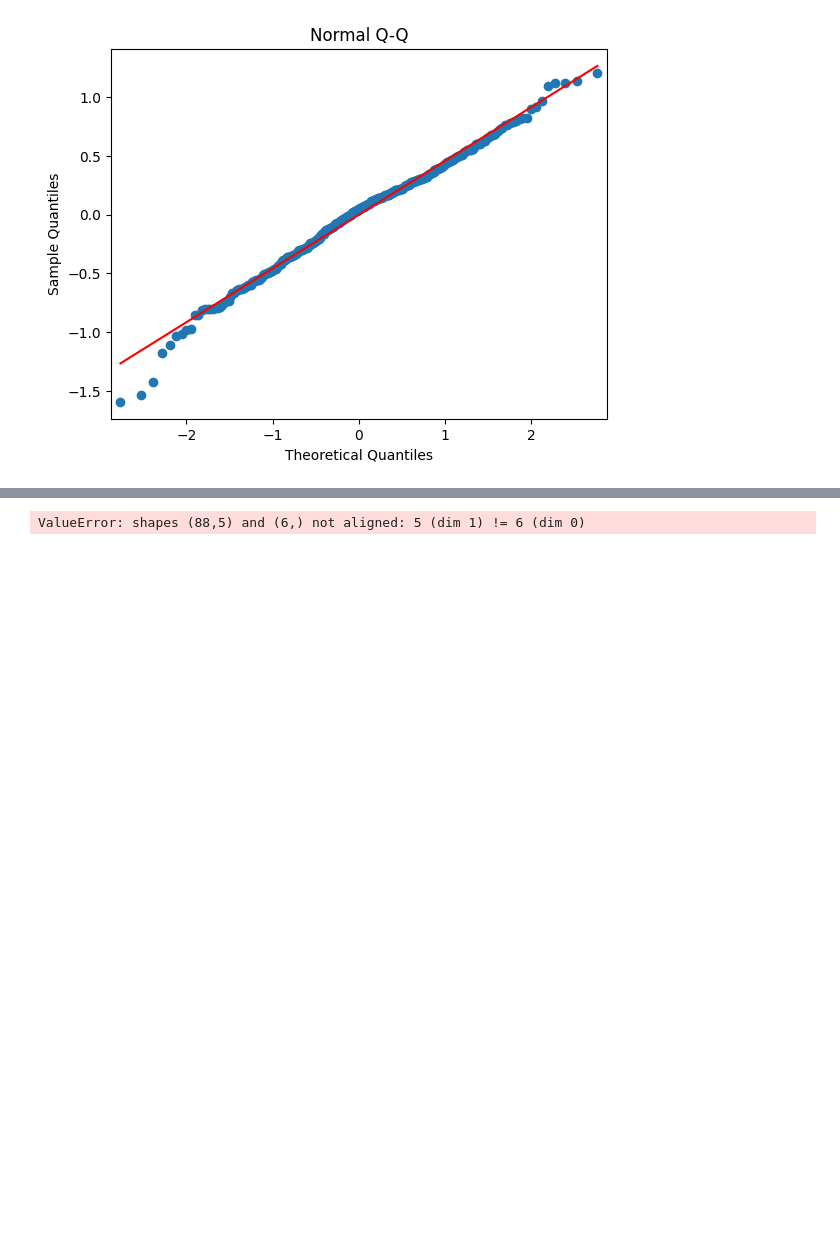
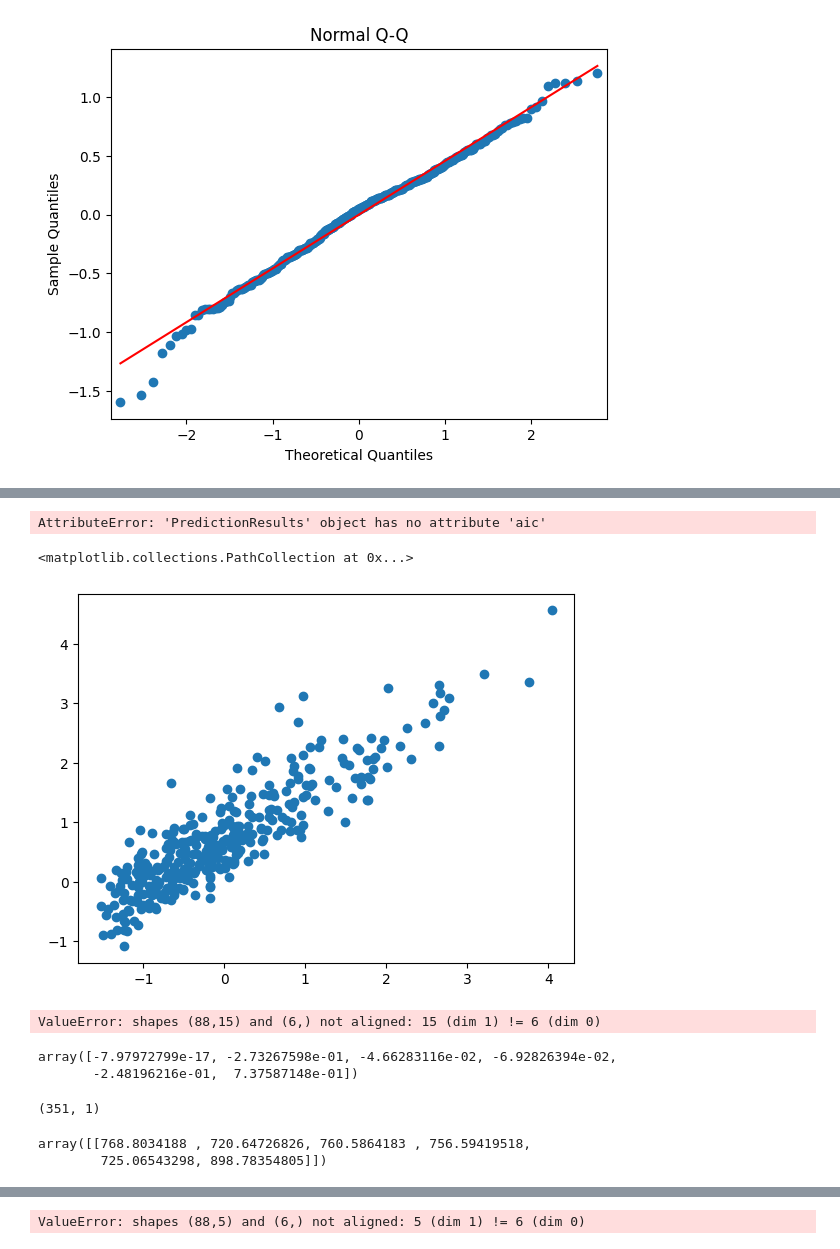
Before and after one commit to 318281029SBH/Escuela, a Jupyter notebook: GWeatherLinearRegression.ipynb, the cells around one changed output, grey strips where cells are left out. Cells and saved outputs as stored; diff of their text form; code cells hidden in the pictures; blank space fills up the shorter version.

```diff
--- a/GWeatherLinearRegression.ipynb
+++ b/GWeatherLinearRegression.ipynb
@@ -308,2 +344,27 @@ array([-7.97972799e-17, -2.73267598e-01, -4.66283116e-02, -6.92826394e-02,
+# %%
+Test.aic
+# %% [output]
+AttributeError: 'PredictionResults' object has no attribute 'aic'
+# %%
+plt.scatter(y_train, results.predict(X_train2))
+# %% [output]
+<matplotlib.collections.PathCollection at 0x...>
+[figure, added]
+# %%
+results.predict(sm.add_constant(X_test2))
+# %% [output]
+ValueError: shapes (88,15) and (6,) not aligned: 15 (dim 1) != 6 (dim 0)
 # %%
-inverse_transform(results.params)
+np.array(results.params)
+# %% [output]
+array([-7.97972799e-17, -2.73267598e-01, -4.66283116e-02, -6.92826394e-02,
+       -2.48196216e-01,  7.37587148e-01])
+# %%
+y_train.shape
+# %% [output]
+(351, 1)
+# %%
+scaler.inverse_transform(np.array(results.params).reshape(1, -1))
+# %% [output]
+array([[768.8034188 , 720.64726826, 760.5864183 , 756.59419518,
+        725.06543298, 898.78354805]])
```
Also changed, not shown: parts of 13 cells of this notebook.
